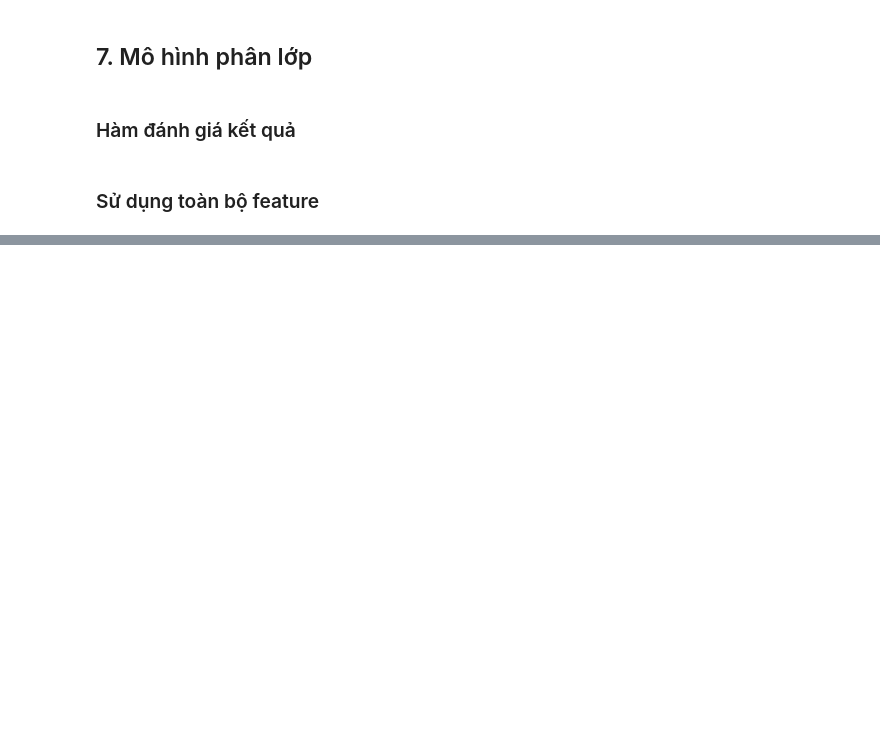
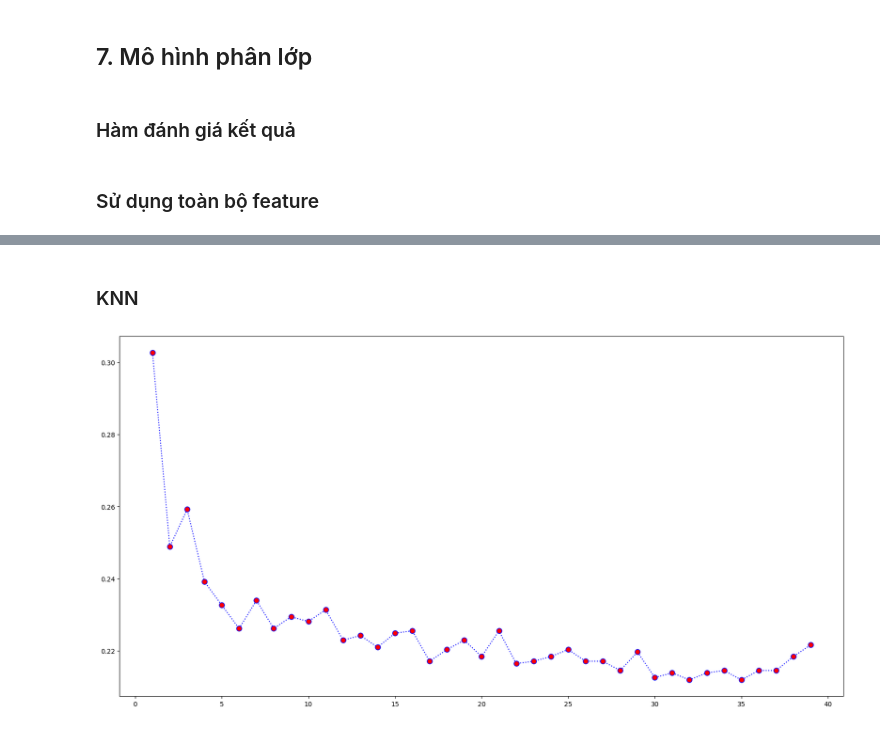
Before and after one commit to cognaiger9/DataMining, a Jupyter notebook: project.ipynb, the cells around one changed output, grey strips where cells are left out. Cells and saved outputs as stored; diff of their text form; code cells hidden in the pictures; blank space fills up the shorter version.

```diff
--- a/project.ipynb
+++ b/project.ipynb
@@ -580,0 +625,19 @@ def visualize_result(model, x_test, y_test):
+# %% [markdown]
+### KNN
+# %%
+err_rate = []
+
+for i in range(1,40):
+    knn = KNeighborsClassifier(n_neighbors=i)
+    knn.fit(x_train_raw,y_train)
+    pred_i = knn.predict(x_test_raw)
+    err_rate.append(np.mean(pred_i != y_test))
+
+plt.figure(figsize=(20,10))
+plt.plot(range(1,40),err_rate,color='blue',linestyle='dotted',marker='o',markerfacecolor='red',markersize=8)#plotting the values
+plt.title = 'K Values VS Error Rates'
+plt.xlabel = 'K Value'
+plt.ylabel= 'Error Rate'
+plt.show()
+# %% [output]
+[figure, added]
```
Also changed, not shown: parts of 45 cells of this notebook.
